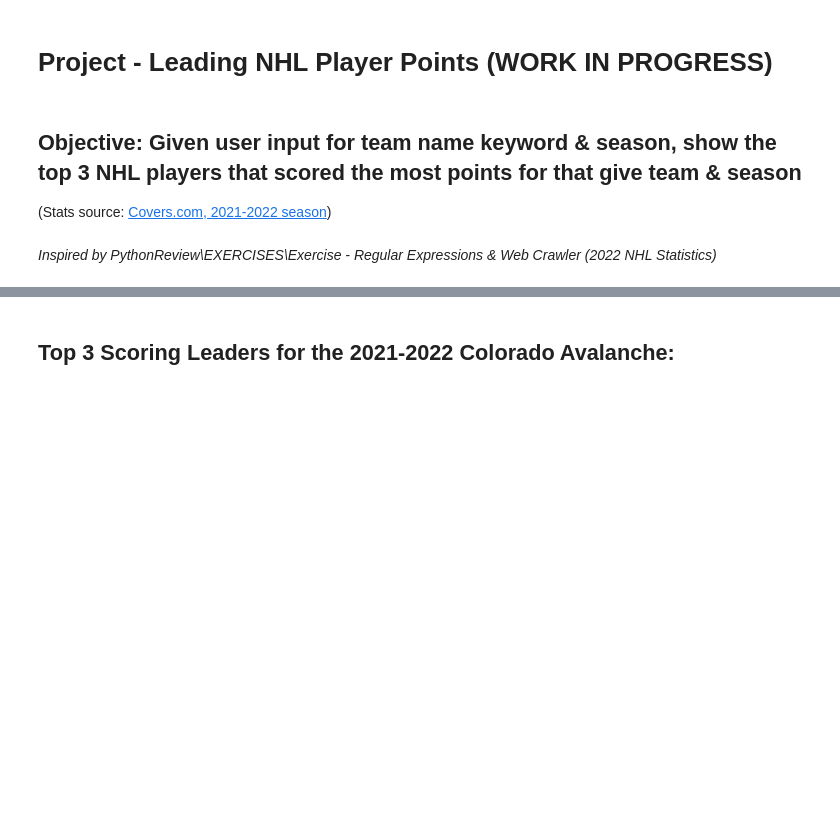
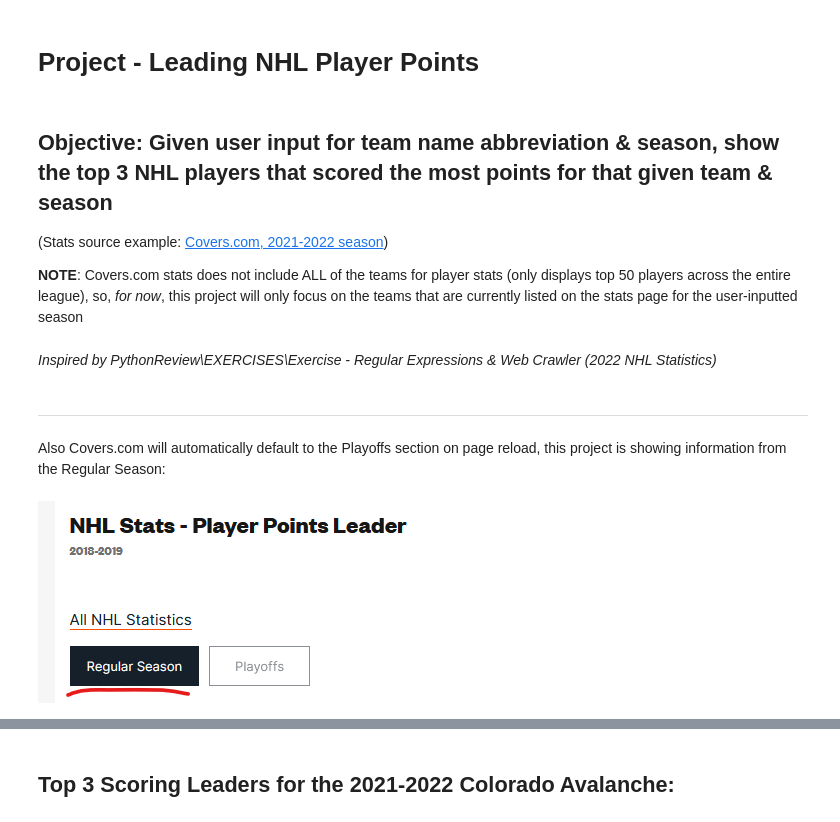
Before and after one commit to priscilla-arinze/Leading-NHL-Player-Points, a Jupyter notebook: Leading NHL Player Points.ipynb, the cells around one changed output, grey strips where cells are left out. Saved outputs shown, nothing was run; the diff lists cells and outputs as text; code cells hidden in the pictures; blank space fills up the shorter version.

```diff
--- a/Leading NHL Player Points.ipynb
+++ b/Leading NHL Player Points.ipynb
@@ -1,11 +1,24 @@
 # %% [markdown]
-# Project - Leading NHL Player Points (WORK IN PROGRESS)
+# Project - Leading NHL Player Points
 # %% [markdown]
-## Objective: Given user input for team name keyword & season, show the top 3 NHL players that scored the most points for that give team & season
+## Objective: Given user input for team name abbreviation & season, show the top 3 NHL players that scored the most points for that given team & season
 
-(Stats source: [Covers.com, 2021-2022 season](https://www.covers.com/sport/hockey/nhl/players/statistics/points/2021-2022))
+(Stats source example: [Covers.com, 2021-2022 season](https://www.covers.com/sport/hockey/nhl/players/statistics/points/2021-2022))
+
+
+__NOTE__: Covers.com stats does not include ALL of the teams for player stats (only displays top 50 players across the entire league), so, *for now*, this project will only focus on the teams that are currently listed on the stats page for the user-inputted season
 # %% [markdown]
 *Inspired by PythonReview\EXERCISES\Exercise - Regular Expressions & Web Crawler (2022 NHL Statistics)*
+# %% [markdown]
+<hr>
+# %% [markdown]
+Also Covers.com will automatically default to the Playoffs section on page reload, this project is showing information from the Regular Season:
+# %%
+from IPython.display import Image
+from IPython.core.display import HTML
+Image(filename="RESOURCES/regular-season-vs-playoffs.png")
+# %% [output]
+[figure, added]
 # %% [markdown]
 ### To-Do List:
 * Allow varied user input (e.g. "ranger", "arizona", etc.) + use list of team name abbreviations & regex to determine which team the user is referring to
```
Also changed, not shown: parts of 35 cells of this notebook, 6 other files.
